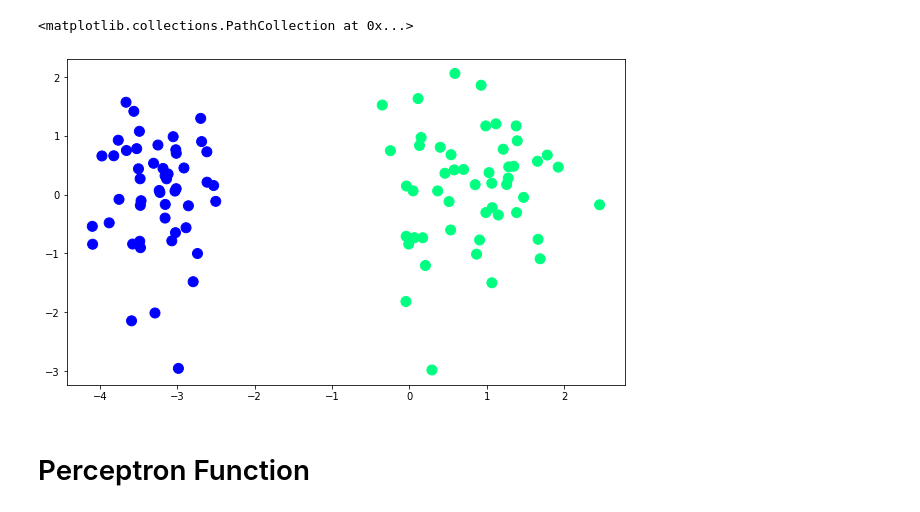
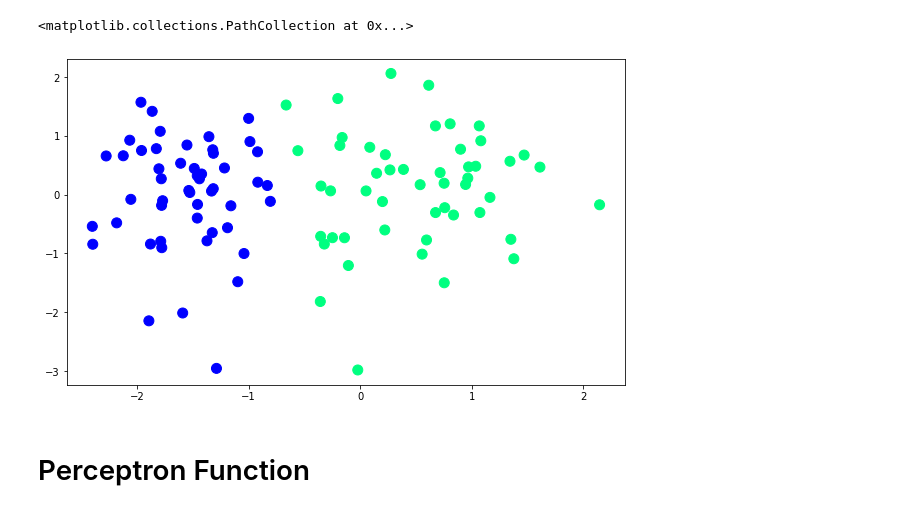
Before and after one commit to astrovishalthakur/MachineLearning, a Jupyter notebook: LogisticRegression/Perceptron.ipynb, the cells around one changed output. Drawn from its saved outputs; the diff is of its cells as text; code cells hidden in the pictures.

```diff
--- a/LogisticRegression/Perceptron.ipynb
+++ b/LogisticRegression/Perceptron.ipynb
@@ -3,21 +3,21 @@
 # %%
 from sklearn.datasets import make_classification
 import numpy as np
 
 
 
 X, y = make_classification(n_samples=100, n_features=2, n_informative=1,n_redundant=0,
-                           n_classes=2, n_clusters_per_class=1, random_state=41,hypercube=False,class_sep=20)
+                           n_classes=2, n_clusters_per_class=1, random_state=41,hypercube=False,class_sep=10)
 
 
 import matplotlib.pyplot as plt
 
 
 plt.figure(figsize=(10,6))
 plt.scatter(X[:,0],X[:,1],c=y,cmap='winter',s=100)
 # %% [output]
 <matplotlib.collections.PathCollection at 0x...>
-[figure, old version]
+[figure, new version]
 # %% [markdown]
 # Perceptron Function
 # %%
```
Also changed, not shown: parts of 5 cells of this notebook.
